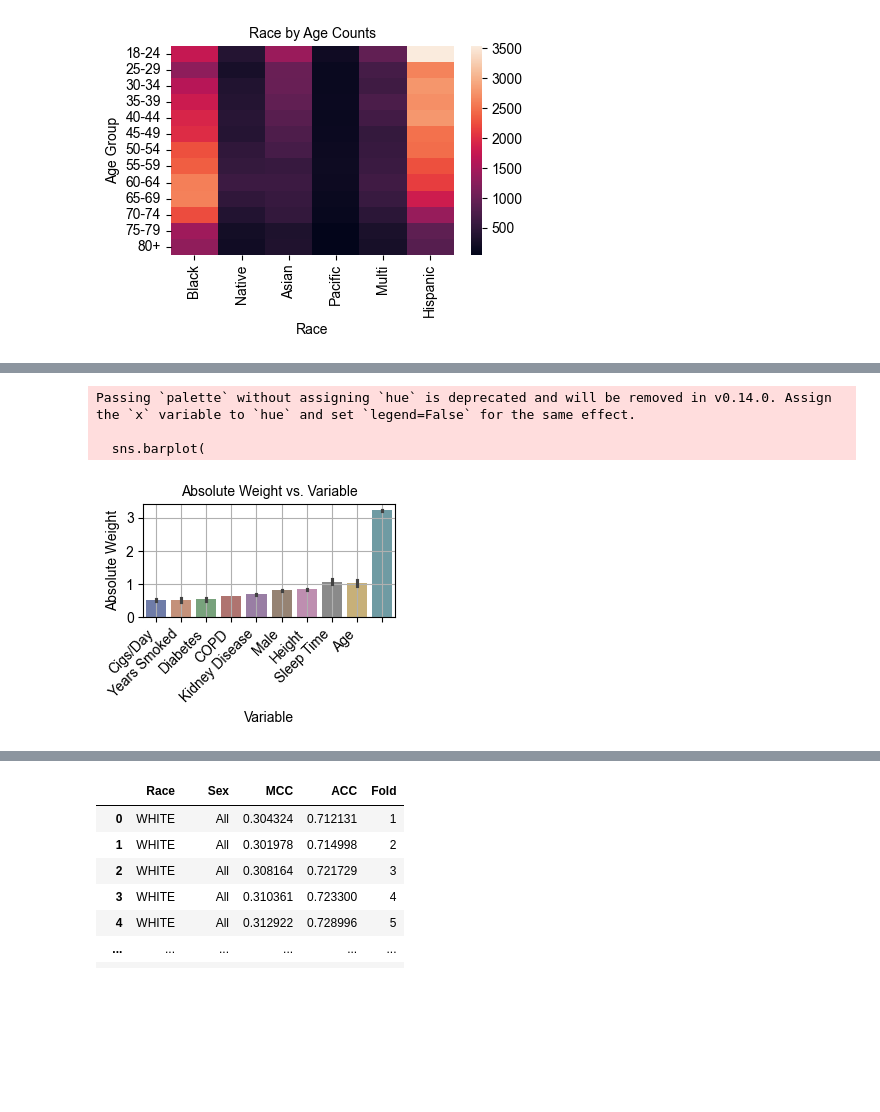
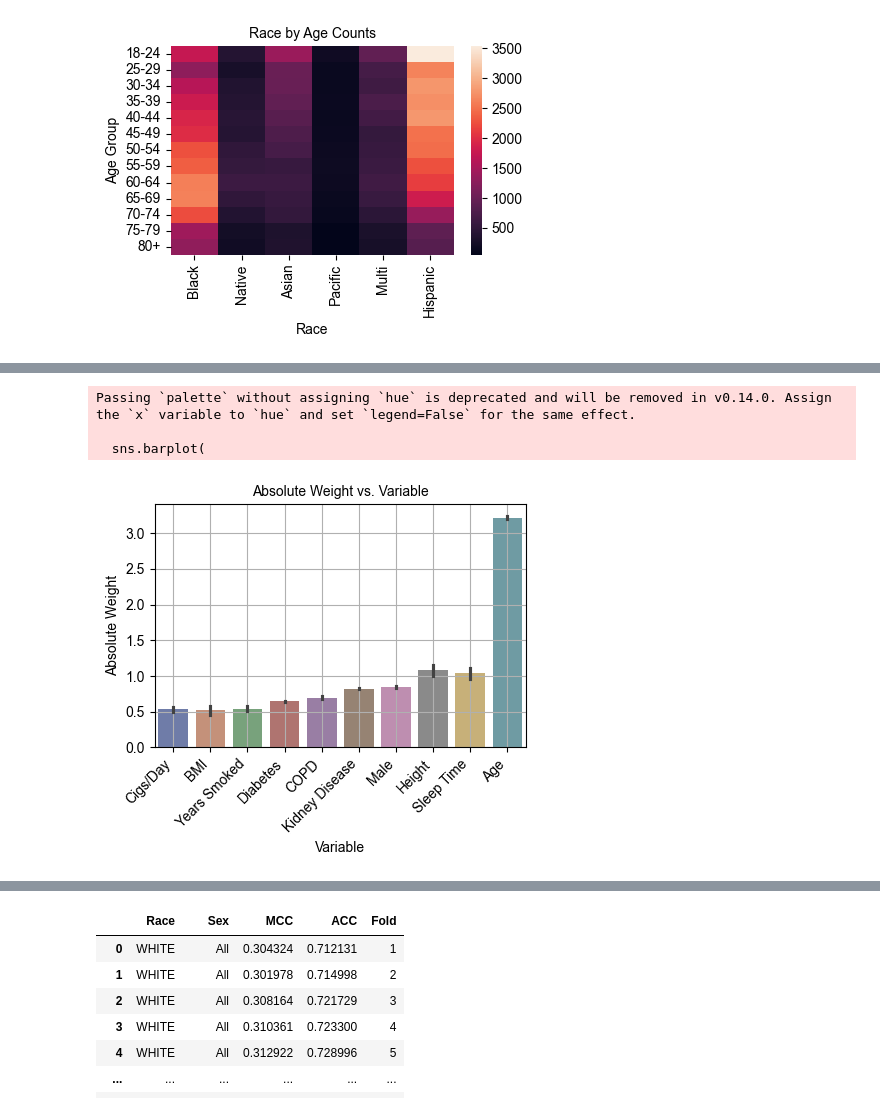
Before and after one commit to aidenc08/Diagnosing-CHD-With-Survey-Questions, a Jupyter notebook: BRFSS Final.ipynb, the cells around one changed output, grey strips where cells are left out. Saved outputs shown, nothing was run; the diff lists cells and outputs as text; code cells hidden in the pictures; blank space fills up the shorter version.

```diff
--- a/BRFSS Final.ipynb
+++ b/BRFSS Final.ipynb
@@ -594,3 +594,16 @@ MCC test: 0.3101593222401894
 | 37 | Log | Test | 4 | 0.727007 | 0.306329 |
 | 38 | Log | Train | 5 | 0.724317 | 0.303483 |
 | 39 | Log | Test | 5 | 0.726599 | 0.310159 |
+# %%
+flag = False
+total = 0
+count = 0
+for i in df_summary['ACC']:
+    if (flag):
+        total = total + i
+        count = count + 1
+    if (count == 5):
+        count = 0
+        print(total/5)
+        total = 0
+    flag = not(flag)
@@ -1209,20 +1228,20 @@ plt.savefig("Desktop/BRFSS/Fig_3B.svg")
 # %%
-fig, ax = plt.subplots(1,1,figsize=(3.3,2.7))
+fig, ax = plt.subplots(1,1,figsize=(4.5,4))
 modified_new_coef_weights = new_coef_weights[new_coef_weights['Variable'] != "_RACE1=5"]
 sns.barplot(
     data=modified_new_coef_weights, x = "Variable", y = "Weight",
     errorbar="sd", palette="dark", alpha=.6, ax=ax)
-ax.set_xticklabels(['Cigs/Day', 'Years Smoked', 'Diabetes', 'COPD', 'Kidney Disease', 'Male', 'Height', 'Sleep Time', 'Age'], rotation=45, ha='right')
+ax.set_xticklabels(['Cigs/Day', 'BMI','Years Smoked', 'Diabetes', 'COPD', 'Kidney Disease', 'Male', 'Height', 'Sleep Time', 'Age'], rotation=45, ha='right')
 ax.set_ylabel('Absolute Weight')
 ax.set_title("Absolute Weight vs. Variable", size = 10)
 ax.grid()
 plt.tight_layout()
 plt.savefig("Desktop/BRFSS/Fig_3C.svg")
 # %% [output]
 Passing `palette` without assigning `hue` is deprecated and will be removed in v0.14.0. Assign the `x` variable to `hue` and set `legend=False` for the same effect.
 
   sns.barplot(
-[figure, old version]
+[figure, new version]
 # %%
 age_scaler = MinMaxScaler()
 age_scaler.fit(df._AGEG5YR.replace({14:np.nan}).to_numpy().reshape(-1, 1))
```
Also changed, not shown: parts of 14 cells of this notebook.
